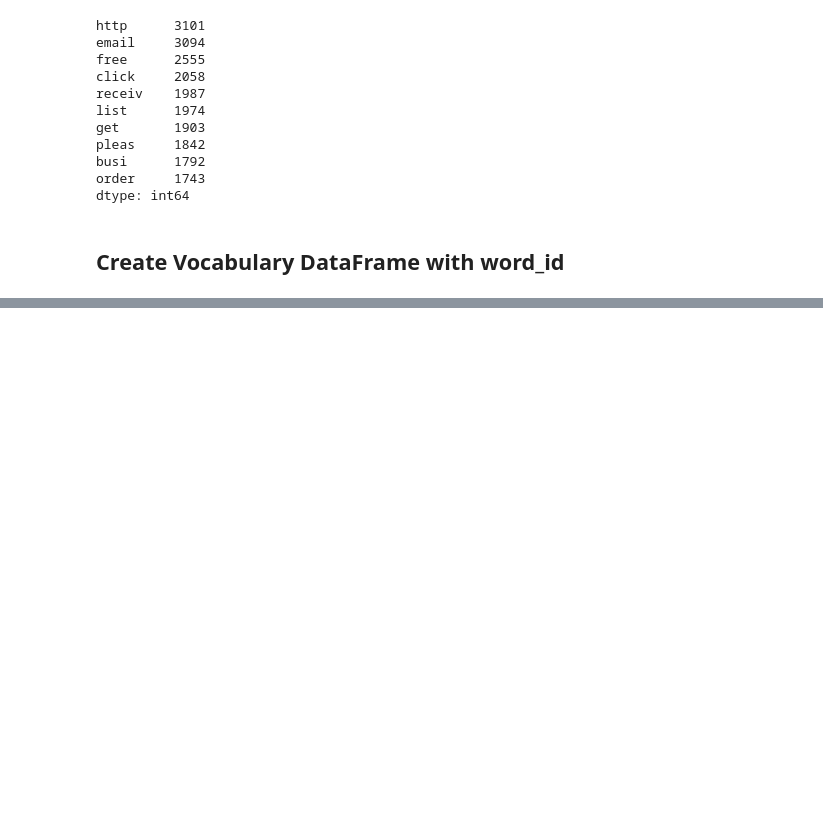
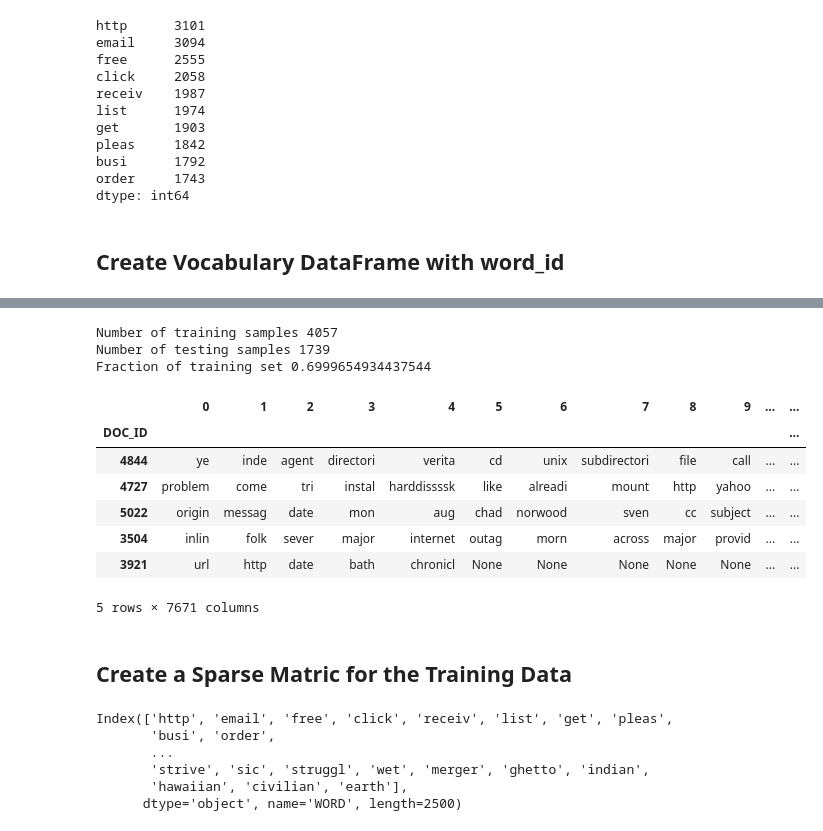
Before and after one commit to xshot9011/data-science-and-machine-leaning-learning, a Jupyter notebook: 5. filter spam email/Bayes Classifier.ipynb, the cells around one changed output, grey strips where cells are left out. Cells and saved outputs as stored; diff of their text form; code cells hidden in the pictures; blank space fills up the shorter version.

```diff
--- a/5. filter spam email/Bayes Classifier.ipynb
+++ b/5. filter spam email/Bayes Classifier.ipynb
@@ -411,0 +512,31 @@ vocab_df.to_csv('spam_word.csv')
+# %%
+print('Number of training samples', X_train.shape[0])
+print('Number of testing samples', X_test.shape[0])
+print('Fraction of training set', X_train.shape[0]/words_column_df.shape[0])
+X_train.index.name = 'DOC_ID'
+X_test.index.name = 'DOC_ID'
+X_train.head()
+# %% [output]
+Number of training samples 4057
+Number of testing samples 1739
+Fraction of training set 0.6999654934437544
+|  | 0 | 1 | 2 | 3 | 4 | 5 | 6 | 7 | 8 | 9 | ... | ... |
+| DOC_ID |  |  |  |  |  |  |  |  |  |  |  | ... |
+| 4844 | ye | inde | agent | directori | verita | cd | unix | subdirectori | file | call | ... | ... |
+| 4727 | problem | come | tri | instal | harddissssk | like | alreadi | mount | http | yahoo | ... | ... |
+| 5022 | origin | messag | date | mon | aug | chad | norwood | sven | cc | subject | ... | ... |
+| 3504 | inlin | folk | sever | major | internet | outag | morn | across | major | provid | ... | ... |
+| 3921 | url | http | date | bath | chronicl | None | None | None | None | None | ... | ... |
+5 rows × 7671 columns
+# %% [markdown]
+## Create a Sparse Matric for the Training Data
+# %%
+word_index = pd.Index(vocab_df['WORD'])  # top 2500 word's indexs
+word_index
+# %% [output]
+Index(['http', 'email', 'free', 'click', 'receiv', 'list', 'get', 'pleas',
+       'busi', 'order',
+       ...
+       'strive', 'sic', 'struggl', 'wet', 'merger', 'ghetto', 'indian',
+       'hawaiian', 'civilian', 'earth'],
+      dtype='object', name='WORD', length=2500)
```
Also changed, not shown: parts of 42 cells of this notebook, 4 other files.
